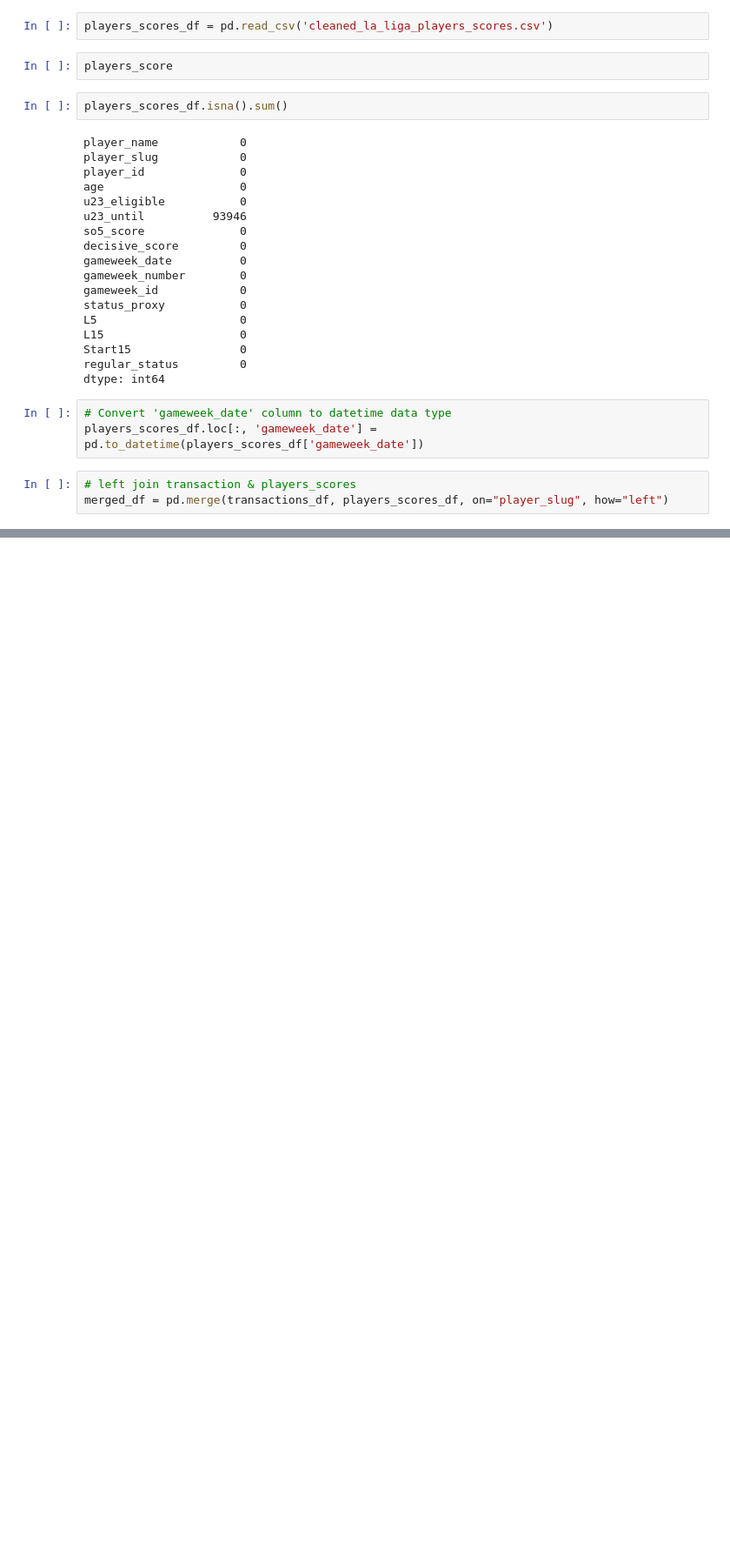
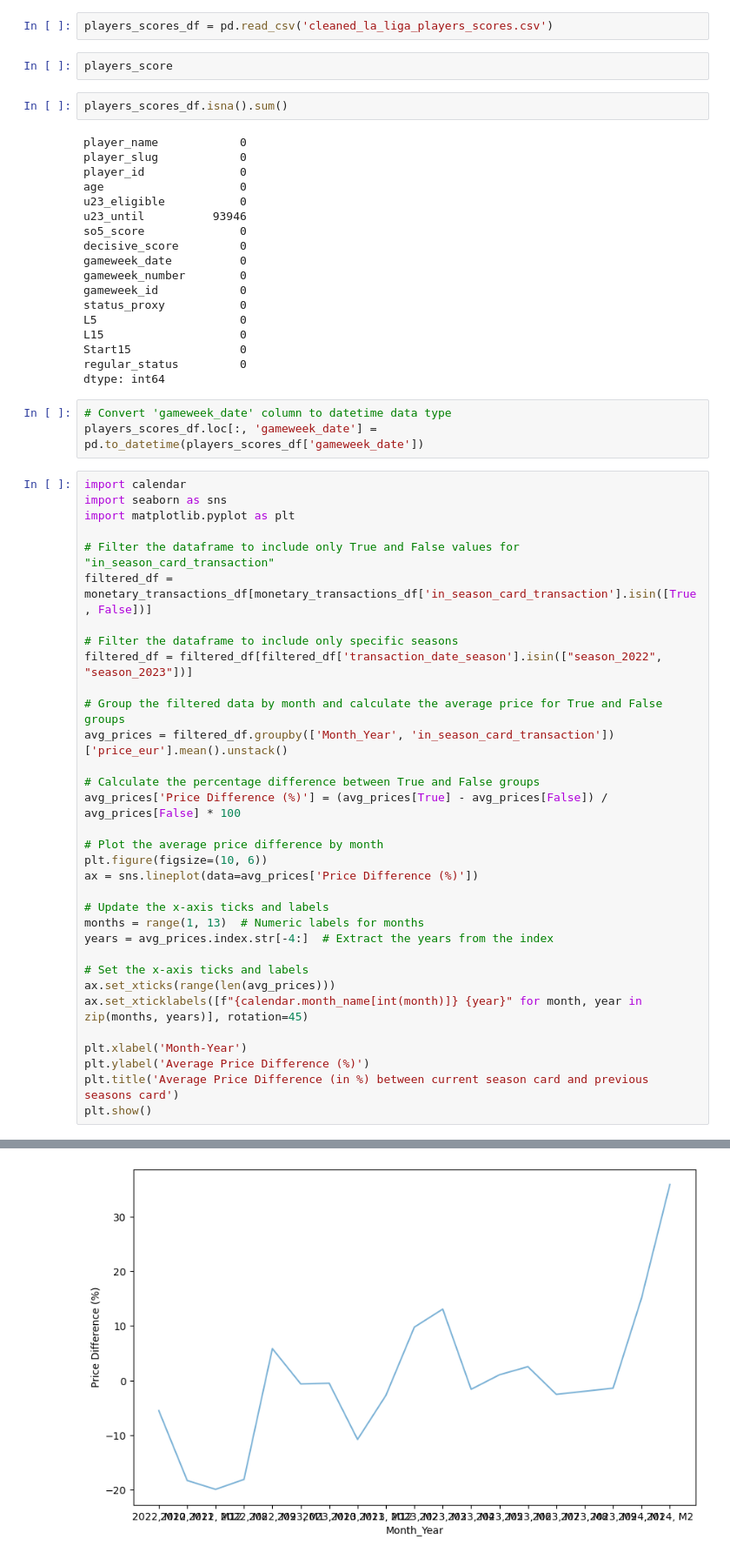
Before and after one commit to PierreMn/final_project, a Jupyter notebook: Datavisualisation.ipynb, the cells around one changed output, grey strips where cells are left out. Shown at 87% size. Cells and saved outputs as stored; diff of their text form; blank space fills up the shorter version.

```diff
--- a/Datavisualisation.ipynb
+++ b/Datavisualisation.ipynb
@@ -358,5 +451,36 @@ dtype: int64
 # Convert 'gameweek_date' column to datetime data type
 players_scores_df.loc[:, 'gameweek_date'] = pd.to_datetime(players_scores_df['gameweek_date'])
 # %%
-# left join transaction & players_scores
-merged_df = pd.merge(transactions_df, players_scores_df, on="player_slug", how="left")
+import calendar
+import seaborn as sns
+import matplotlib.pyplot as plt
+
+# Filter the dataframe to include only True and False values for "in_season_card_transaction"
+filtered_df = monetary_transactions_df[monetary_transactions_df['in_season_card_transaction'].isin([True, False])]
+
+# Filter the dataframe to include only specific seasons
+filtered_df = filtered_df[filtered_df['transaction_date_season'].isin(["season_2022", "season_2023"])]
+
+# Group the filtered data by month and calculate the average price for True and False groups
+avg_prices = filtered_df.groupby(['Month_Year', 'in_season_card_transaction'])['price_eur'].mean().unstack()
+
+# Calculate the percentage difference between True and False groups
+avg_prices['Price Difference (%)'] = (avg_prices[True] - avg_prices[False]) / avg_prices[False] * 100
+
+# Plot the average price difference by month
+plt.figure(figsize=(10, 6))
+ax = sns.lineplot(data=avg_prices['Price Difference (%)'])
+
+# Update the x-axis ticks and labels
+months = range(1, 13)  # Numeric labels for months
+years = avg_prices.index.str[-4:]  # Extract the years from the index
+
+# Set the x-axis ticks and labels
+ax.set_xticks(range(len(avg_prices)))
+ax.set_xticklabels([f"{calendar.month_name[int(month)]} {year}" for month, year in zip(months, years)], rotation=45)
+
+plt.xlabel('Month-Year')
+plt.ylabel('Average Price Difference (%)')
+plt.title('Average Price Difference (in %) between current season card and previous seasons card')
+plt.show()
+# %% [output]
@@ -362,0 +488 @@ merged_df = pd.merge(transactions_df, players_scores_df, on="player_slug", how="
+[figure, added]
```
Also changed, not shown: parts of 12 cells of this notebook, 6 other files.
